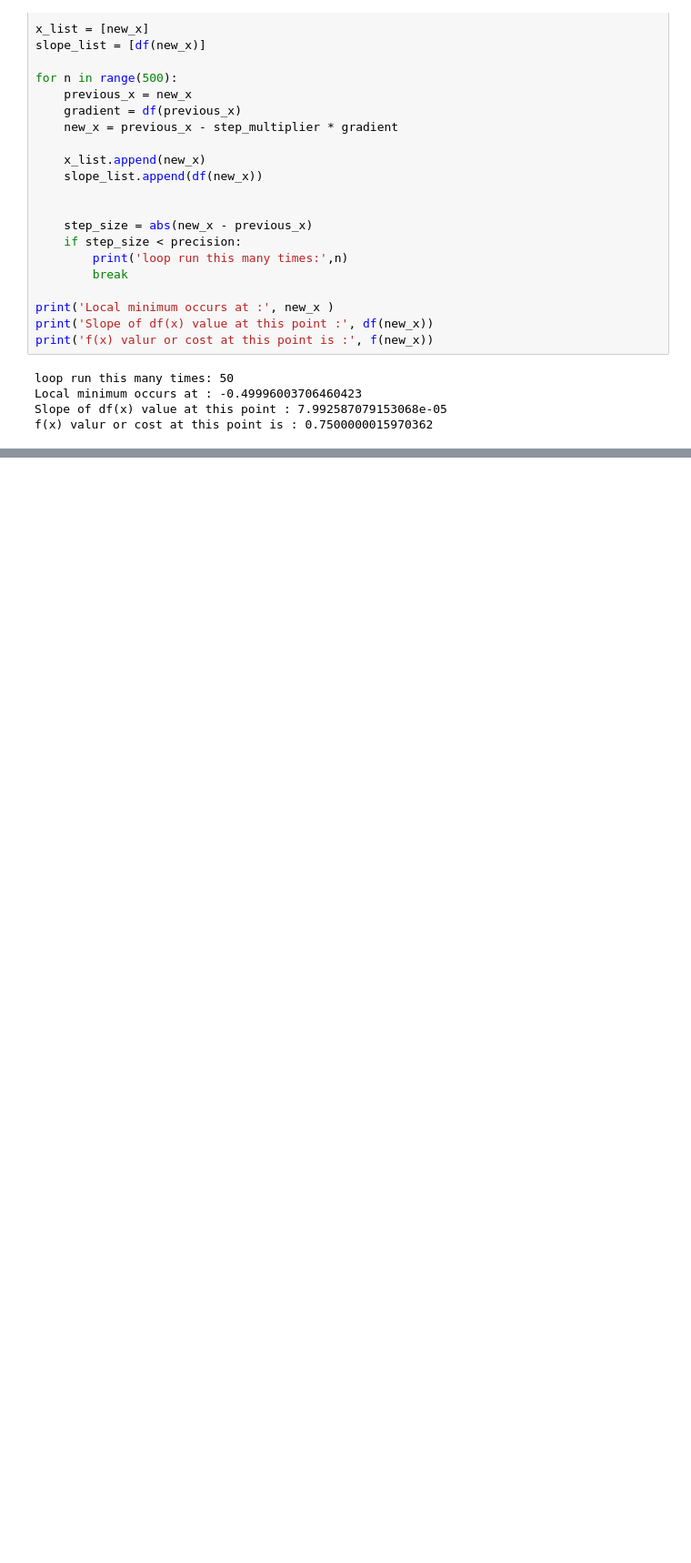
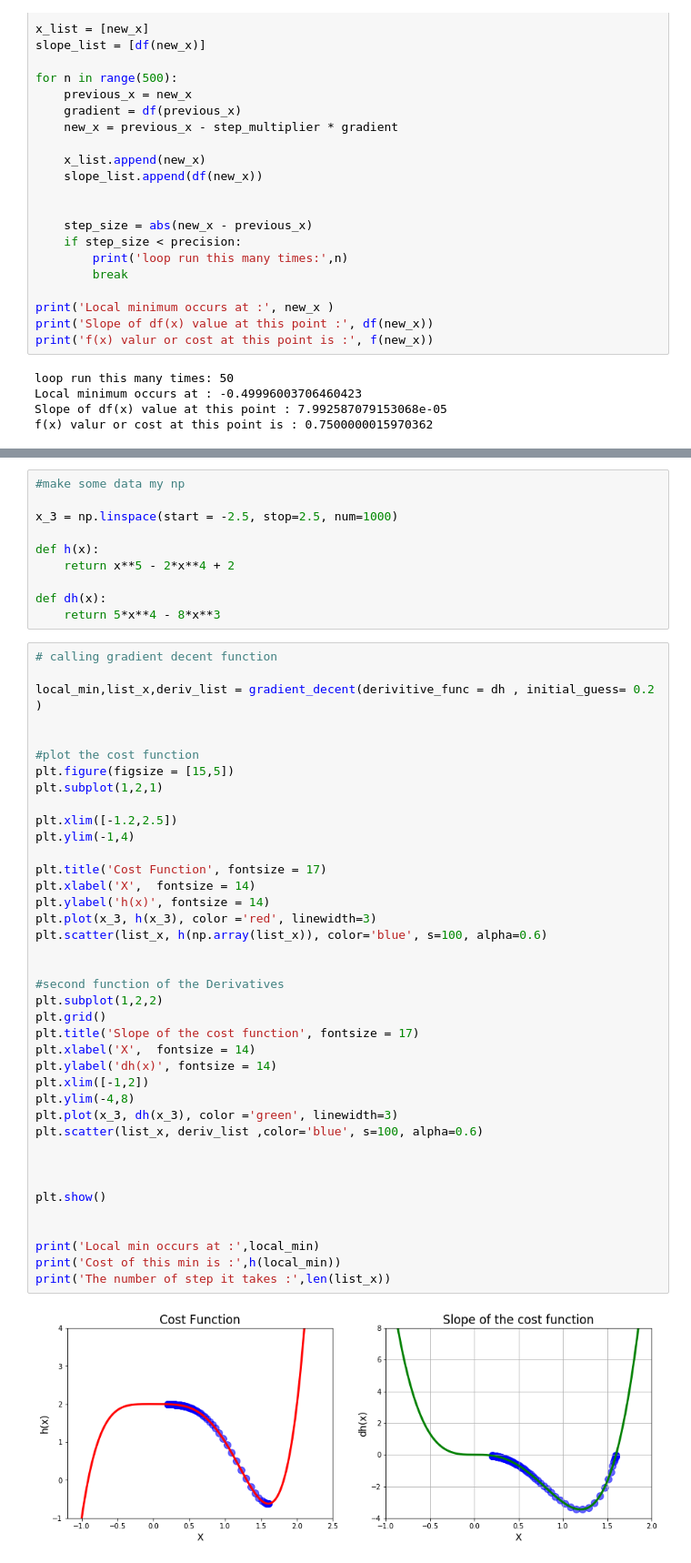
Before and after one commit to Samuel-S-Ampofo/MachineLearning, a Jupyter notebook: optimisation and gradient decent.ipynb, the cells around one changed output, grey strips where cells are left out. Shown: that part at 91% size. Saved outputs shown, nothing was run; the diff lists cells and outputs as text; blank space fills up the shorter version.

```diff
--- a/optimisation and gradient decent.ipynb
+++ b/optimisation and gradient decent.ipynb
@@ -153,0 +274,51 @@ plt.show()
+# %%
+#make some data my np
+
+x_3 = np.linspace(start = -2.5, stop=2.5, num=1000)
+
+def h(x):
+    return x**5 - 2*x**4 + 2
+
+def dh(x):
+    return 5*x**4 - 8*x**3
+# %%
+# calling gradient decent function
+
+local_min,list_x,deriv_list = gradient_decent(derivitive_func = dh , initial_guess= 0.2 )
+
+
+#plot the cost function
+plt.figure(figsize = [15,5])
+plt.subplot(1,2,1)
+
+plt.xlim([-1.2,2.5])
+plt.ylim(-1,4)
+
+plt.title('Cost Function', fontsize = 17)
+plt.xlabel('X',  fontsize = 14)
+plt.ylabel('h(x)', fontsize = 14)
+plt.plot(x_3, h(x_3), color ='red', linewidth=3)
+plt.scatter(list_x, h(np.array(list_x)), color='blue', s=100, alpha=0.6)
+
+
+#second function of the Derivatives
+plt.subplot(1,2,2)
+plt.grid()
+plt.title('Slope of the cost function', fontsize = 17)
+plt.xlabel('X',  fontsize = 14)
+plt.ylabel('dh(x)', fontsize = 14)
+plt.xlim([-1,2])
+plt.ylim(-4,8)
+plt.plot(x_3, dh(x_3), color ='green', linewidth=3)
+plt.scatter(list_x, deriv_list ,color='blue', s=100, alpha=0.6)
+
+
+
+plt.show()
+
+
+print('Local min occurs at :',local_min)
+print('Cost of this min is :',h(local_min))
+print('The number of step it takes :',len(list_x))
+# %% [output]
+[figure, added]
```
Also changed, not shown: parts of 18 cells of this notebook.
